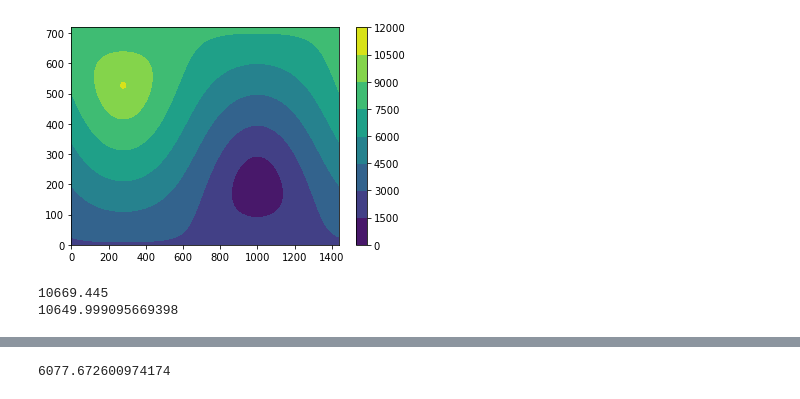
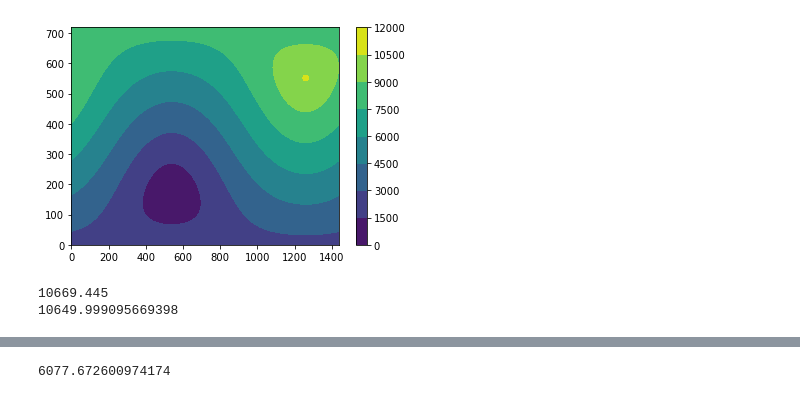
Before and after one commit to siwill22/mars, a Jupyter notebook: CraterCosineFunction.ipynb, the cells around one changed output, grey strips where cells are left out. Drawn from its saved outputs; the diff is of its cells as text; code cells hidden in the pictures.

```diff
--- a/CraterCosineFunction.ipynb
+++ b/CraterCosineFunction.ipynb
@@ -8,35 +8,35 @@ import stripy
 from gprm.utils.raster import write_xyz_file
 import ptt.utils.call_system_command as call_system_command
 # %%
-crater_name = Isidis
+crater_name = 'Argyre'
 
 if crater_name=='Hellas':
     CraterDistance = xr.open_dataarray('DistanceToHellasCentre.nc')
     inner_limit = 500.
     outer_limit = 2000.
 
 elif crater_name=='Argyre':
     CraterDistance = xr.open_dataarray('DistanceToArgyreCentre.nc')
     inner_limit = 500.
     outer_limit = 1800.
 
 elif crater_name=='Isidis':
     CraterDistance = xr.open_dataarray('DistanceToIsidisCentre.nc')
     inner_limit = 500.
     outer_limit = 1500.
 
 
 plt.contourf(CraterDistance.data)
 plt.colorbar()
 plt.show()
 
 print(CraterDistance.data.max())
 print(3390*np.pi)
 
 
 lons,lats = np.meshgrid(CraterDistance.lon.data, CraterDistance.lat.data)
 # %% [output]
-[figure, old version]
+[figure, new version]
 10669.445
 10649.999095669398
 # %%
```
Also changed, not shown: parts of 5 cells of this notebook.
